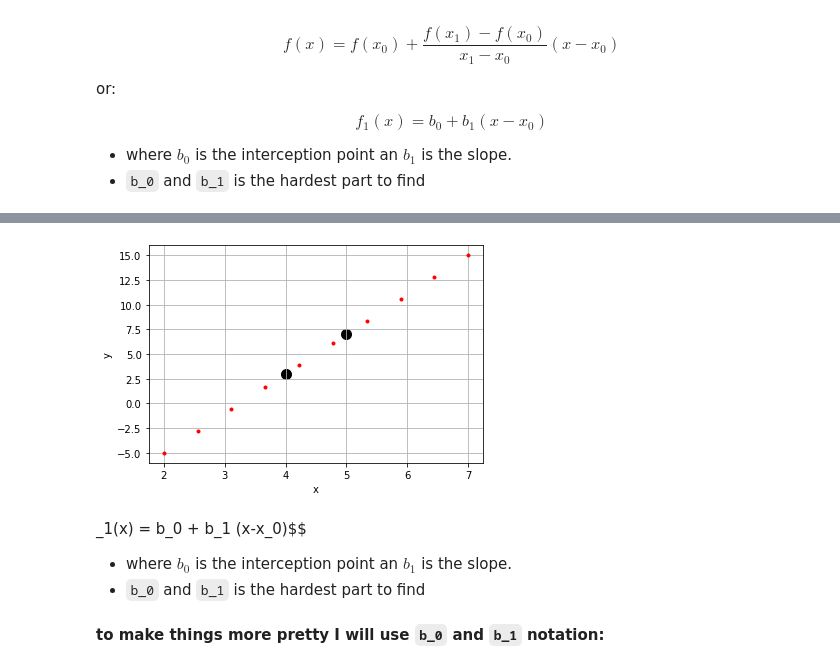
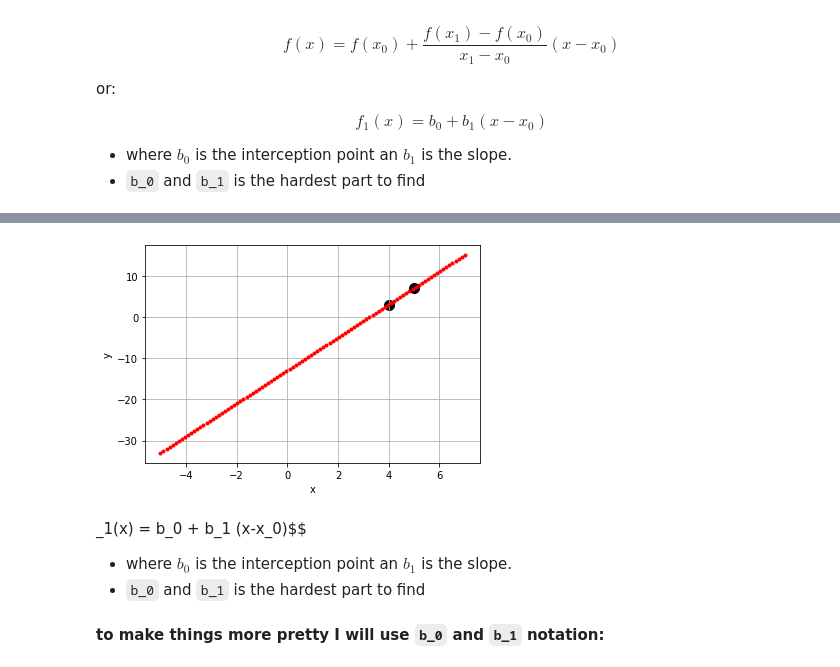
Before and after one commit to mhemmg/ComputationalNumericalMethods, a Jupyter notebook: extras/classes/06.Interpolation_02/interpolation_2.ipynb, the cells around one changed output, grey strips where cells are left out. Saved outputs shown, nothing was run; the diff lists cells and outputs as text; code cells hidden in the pictures.

```diff
--- a/extras/classes/06.Interpolation_02/interpolation_2.ipynb
+++ b/extras/classes/06.Interpolation_02/interpolation_2.ipynb
@@ -31,22 +41,22 @@ $$f_1(x) = b_0 + b_1 (x-x_0)$$
 # %%
 import numpy as np
 x=np.array([4,5])
 y=np.array([3,7])
 
-xint=np.linspace(2,7,10)
+xint=np.linspace(-5,7,100)
 
 yint=y[0]+((y[1]-y[0])/(x[1]-x[0]))*(xint-x[0])
 
 import matplotlib.pyplot as plt
 fig,ax=plt.subplots(1,1)
 ax.scatter(x,y,c='k',s=100)
 ax.plot(xint,yint,'.r')
 
 ax.set_xlabel('x')
 ax.set_ylabel('y')
 ax.grid(True)
 # %% [output]
-[figure, old version]
+[figure, new version]
 # %% [markdown]
 _1(x) = b_0 + b_1 (x-x_0)$$
 * where $b_0$ is the interception point an $b_1$ is the slope.
```
Also changed, not shown: parts of 8 cells of this notebook, 1 other file.
